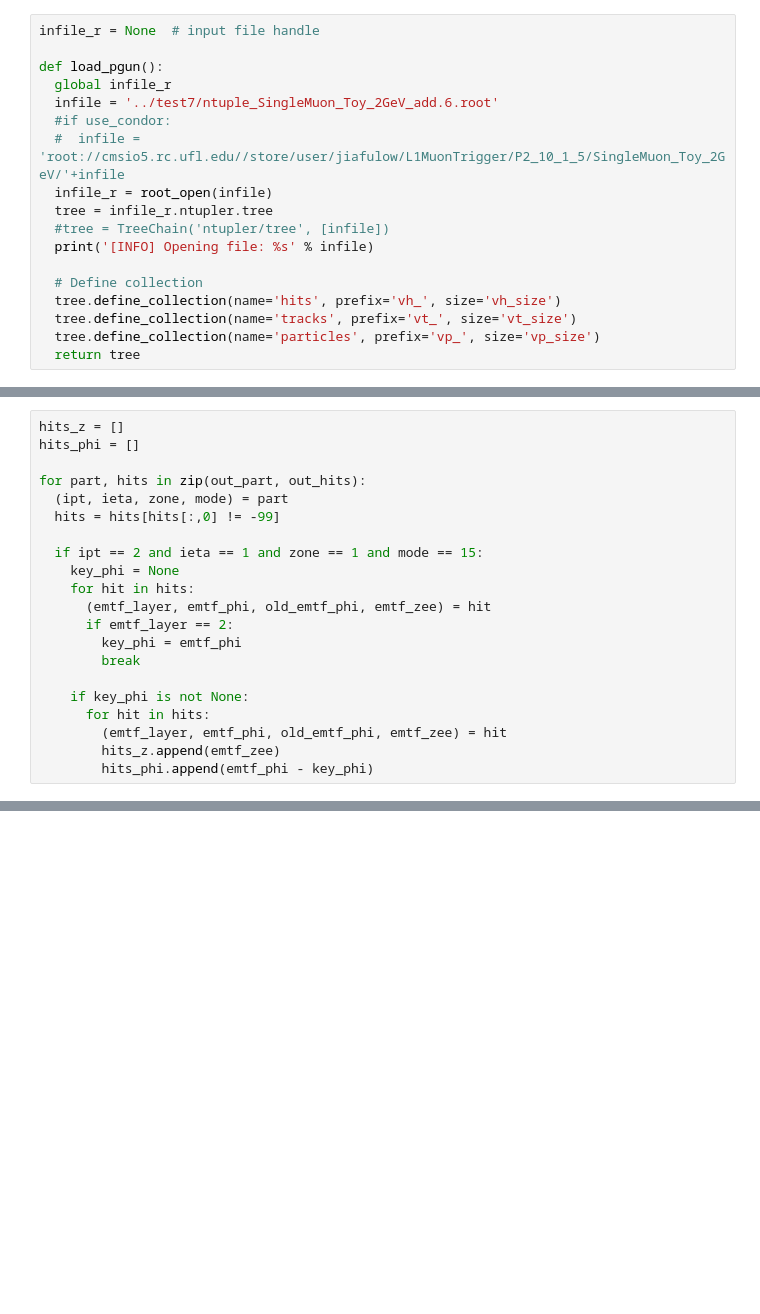
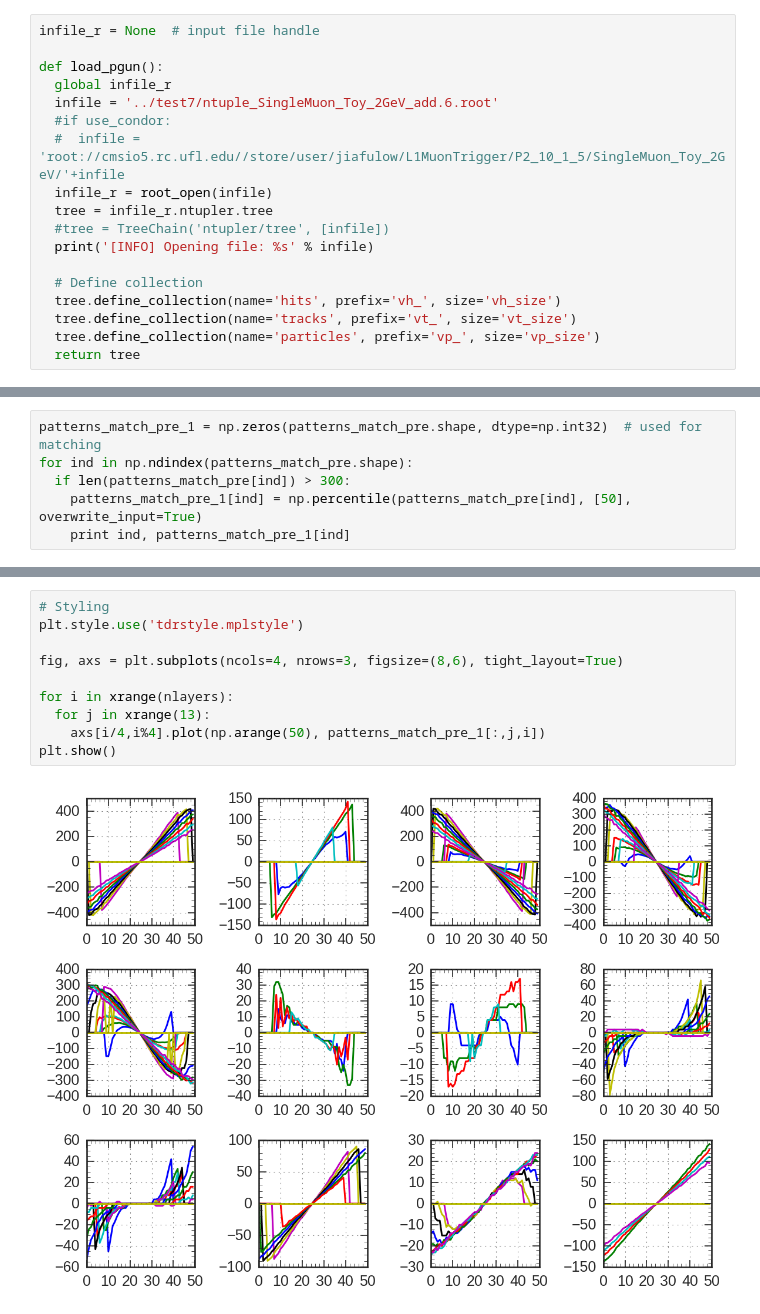
Before and after one commit to srosenzweig09/L1TMuonSimulationsMar2017, a Jupyter notebook: Analyzers/test4/make_patterns.ipynb, the cells around one changed output, grey strips where cells are left out. Cells and saved outputs as stored; diff of their text form; blank space fills up the shorter version.

Commit message:
Update test4/make_patterns.ipynb [1]

```diff
--- a/Analyzers/test4/make_patterns.ipynb
+++ b/Analyzers/test4/make_patterns.ipynb
@@ -479,21 +435,0 @@ print lins_phi[lins_z==600], 1.96*sigma[lins_z==600]
-# %%
-hits_z = []
-hits_phi = []
-
-for part, hits in zip(out_part, out_hits):
-  (ipt, ieta, zone, mode) = part
-  hits = hits[hits[:,0] != -99]
-
-  if ipt == 2 and ieta == 1 and zone == 1 and mode == 15:
-    key_phi = None
-    for hit in hits:
-      (emtf_layer, emtf_phi, old_emtf_phi, emtf_zee) = hit
-      if emtf_layer == 2:
-        key_phi = emtf_phi
-        break
-
-    if key_phi is not None:
-      for hit in hits:
-        (emtf_layer, emtf_phi, old_emtf_phi, emtf_zee) = hit
-        hits_z.append(emtf_zee)
-        hits_phi.append(emtf_phi - key_phi)
@@ -585,0 +485,6 @@ print X.shape
+# %%
+patterns_match_pre_1 = np.zeros(patterns_match_pre.shape, dtype=np.int32)  # used for matching
+for ind in np.ndindex(patterns_match_pre.shape):
+  if len(patterns_match_pre[ind]) > 300:
+    patterns_match_pre_1[ind] = np.percentile(patterns_match_pre[ind], [50], overwrite_input=True)
+    print ind, patterns_match_pre_1[ind]
@@ -585,0 +509,12 @@ print X.shape
+# %%
+# Styling
+plt.style.use('tdrstyle.mplstyle')
+
+fig, axs = plt.subplots(ncols=4, nrows=3, figsize=(8,6), tight_layout=True)
+
+for i in xrange(nlayers):
+  for j in xrange(13):
+    axs[i/4,i%4].plot(np.arange(50), patterns_match_pre_1[:,j,i])
+plt.show()
+# %% [output]
+[figure, added]
```
Also changed, not shown: parts of 30 cells of this notebook.
